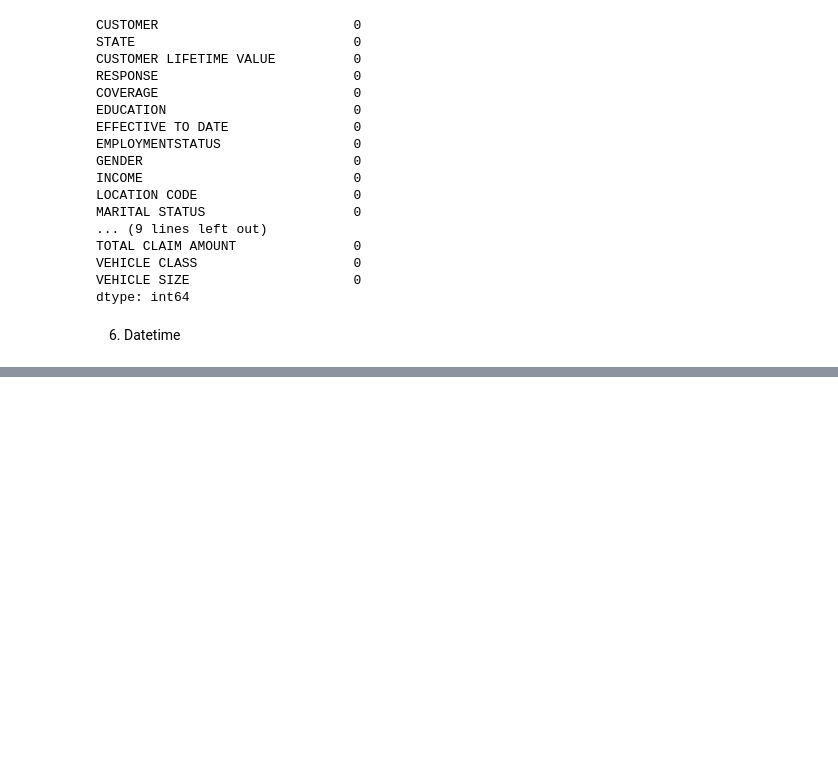
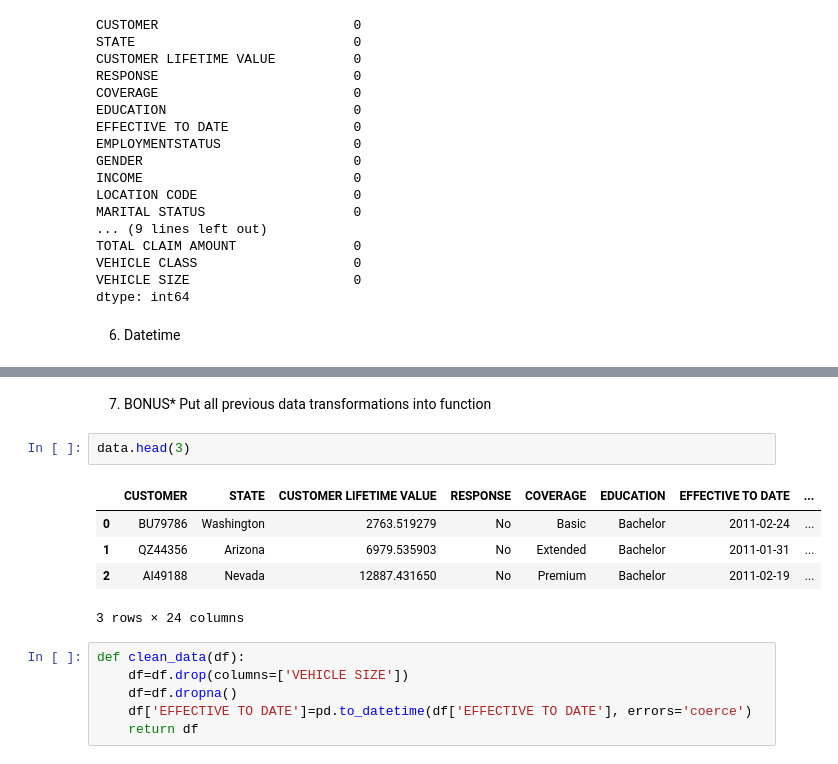
Before and after one commit to ledmotive/lessons, a Jupyter notebook: unit_1/1.04_data_cleaning_pandas/Lab 1.04 - Customer Analysis 2.ipynb, the cells around one changed output, grey strips where cells are left out. Drawn from its saved outputs; the diff is of its cells as text; blank space fills up the shorter version.

```diff
--- a/unit_1/1.04_data_cleaning_pandas/Lab 1.04 - Customer Analysis 2.ipynb
+++ b/unit_1/1.04_data_cleaning_pandas/Lab 1.04 - Customer Analysis 2.ipynb
@@ -162,0 +216,16 @@ KeyError: 'effective_to_date'
+# %% [markdown]
+7. BONUS* Put all previous data transformations into function
+# %%
+data.head(3)
+# %% [output]
+|  | CUSTOMER | STATE | CUSTOMER LIFETIME VALUE | RESPONSE | COVERAGE | EDUCATION | EFFECTIVE TO DATE | ... |
+| 0 | BU79786 | Washington | 2763.519279 | No | Basic | Bachelor | 2011-02-24 | ... |
+| 1 | QZ44356 | Arizona | 6979.535903 | No | Extended | Bachelor | 2011-01-31 | ... |
+| 2 | AI49188 | Nevada | 12887.431650 | No | Premium | Bachelor | 2011-02-19 | ... |
+3 rows × 24 columns
+# %%
+def clean_data(df):
+    df=df.drop(columns=['VEHICLE SIZE'])
+    df=df.dropna()
+    df['EFFECTIVE TO DATE']=pd.to_datetime(df['EFFECTIVE TO DATE'], errors='coerce')
+    return df
```
Also changed, not shown: parts of 8 cells of this notebook, 3 other files.
